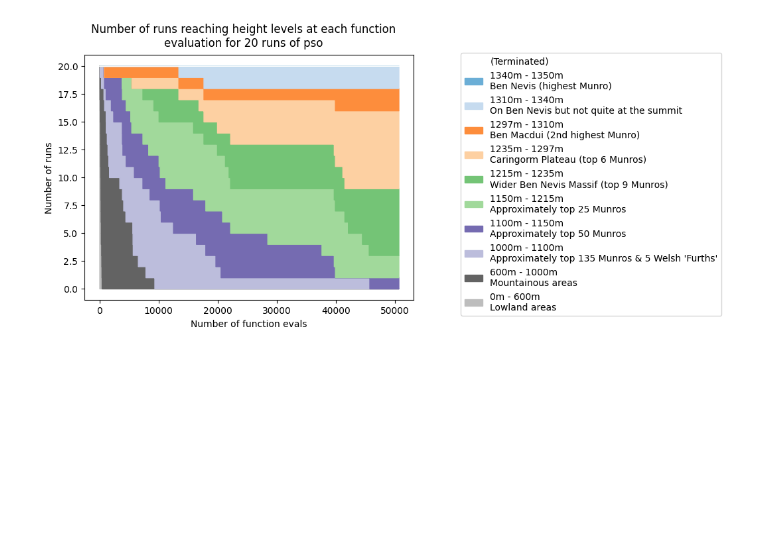
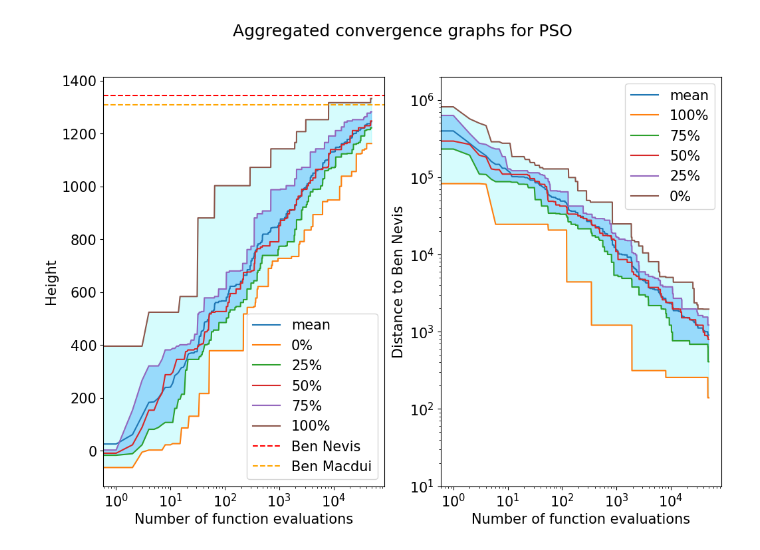
Before and after one commit to CardiacModelling/BenNevisBenchmark, a Jupyter notebook: ipynb/plots/pso.ipynb, the cells around one changed output. Saved outputs shown, nothing was run; the diff lists cells and outputs as text; code cells hidden in the pictures; blank space fills up the shorter version.

```diff
--- a/ipynb/plots/pso.ipynb
+++ b/ipynb/plots/pso.ipynb
@@ -94,4 +53,7 @@ ins.plot_convergence_graph()
-# %%
-ins.plot_stacked_graph()
-# %% [output]
-[figure, removed]
+# %%
+import matplotlib.pyplot as plt
+plt.rcParams.update({'font.size': 15})
+ins.algorithm.name = 'PSO'
+ins.plot_convergence_graph(img_path='./imgs/agg-PSO.png')
+# %% [output]
+[figure, added]
```
Also changed, not shown: parts of 15 cells of this notebook, 23 other files.
